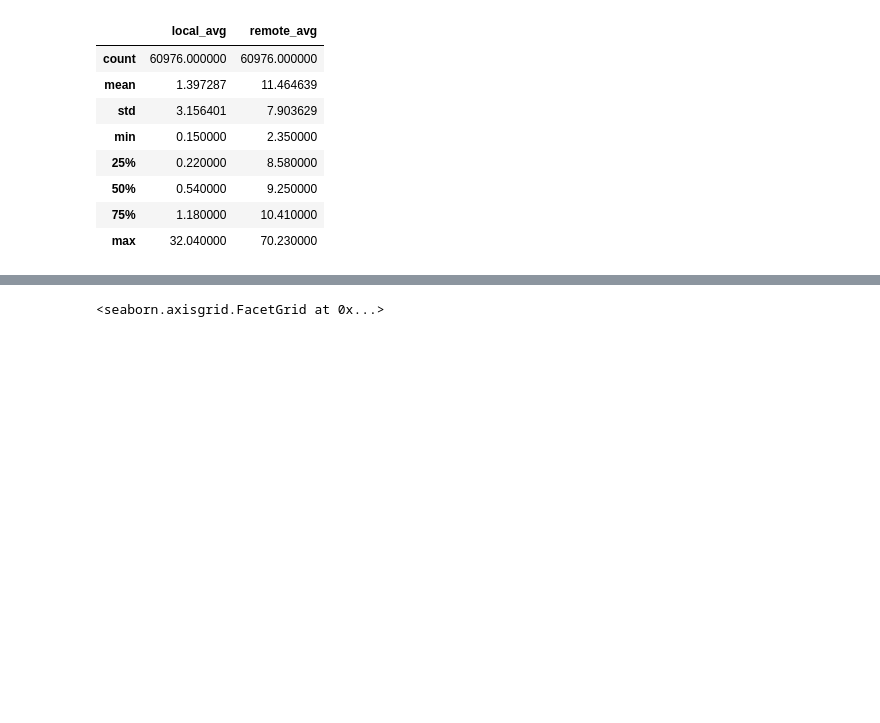
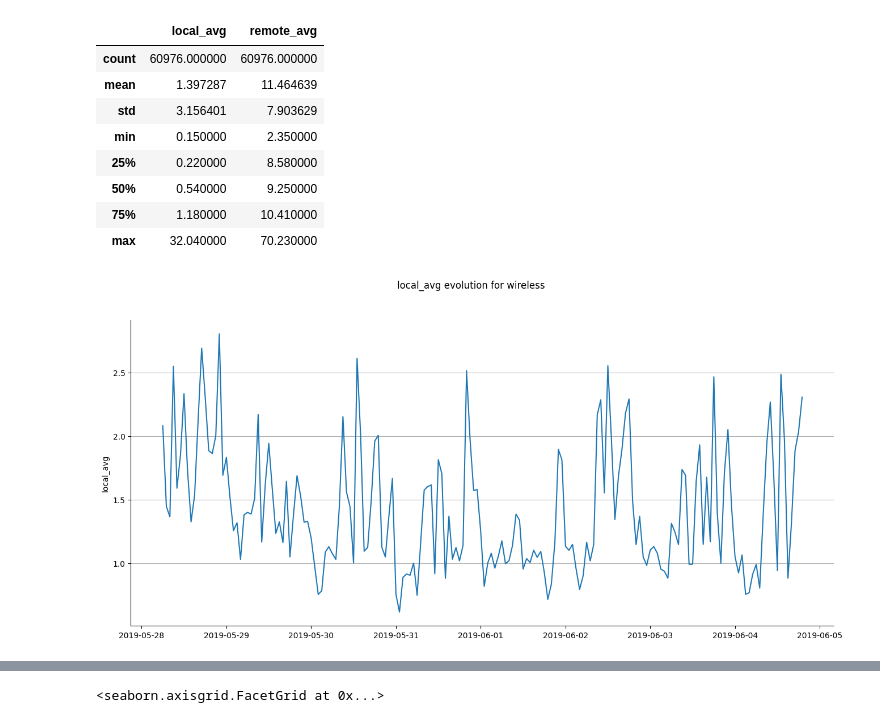
Before and after one commit to AlesKas/DIP, a Jupyter notebook: ping_data.ipynb, the cells around one changed output, grey strips where cells are left out. Saved outputs shown, nothing was run; the diff lists cells and outputs as text; code cells hidden in the pictures; blank space fills up the shorter version.

Commit message:
Plot graphs

```diff
--- a/ping_data.ipynb
+++ b/ping_data.ipynb
@@ -95,3 +95,23 @@ ping_data_wireless.describe()
 | 50% | 0.540000 | 9.250000 |
 | 75% | 1.180000 | 10.410000 |
 | max | 32.040000 | 70.230000 |
+# %%
+data_local_avg = ping_data_wireless[['timestamp', 'local_avg']]
+data_local_avg_1H = data_local_avg.resample('1H', on='timestamp').mean()
+
+x = data_local_avg_1H.index[:]
+y = data_local_avg_1H.local_avg[:]
+
+fig, ax = plt.subplots(figsize=(16, 7))
+
+ax.plot(x, y)
+
+fig.suptitle('local_avg evolution for wireless')
+ax.set_ylabel('local_avg')
+
+ax.grid(True, axis='y')
+
+ax.spines['top'].set_visible(False)
+ax.spines['right'].set_visible(False)
+# %% [output]
+[figure, added]
```
Also changed, not shown: parts of 3 cells of this notebook.
